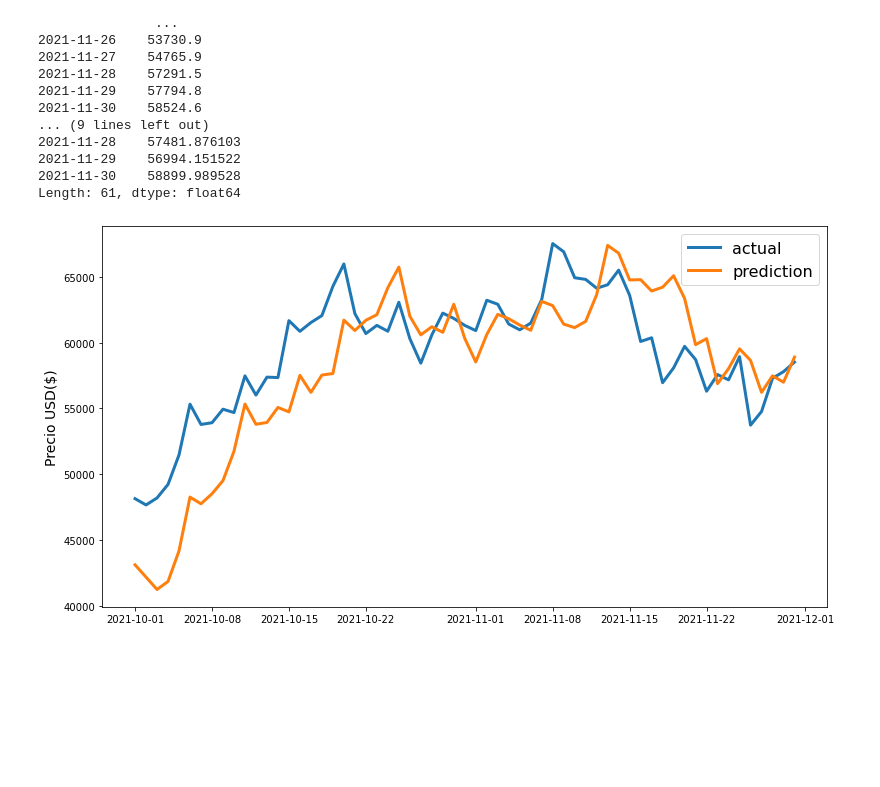
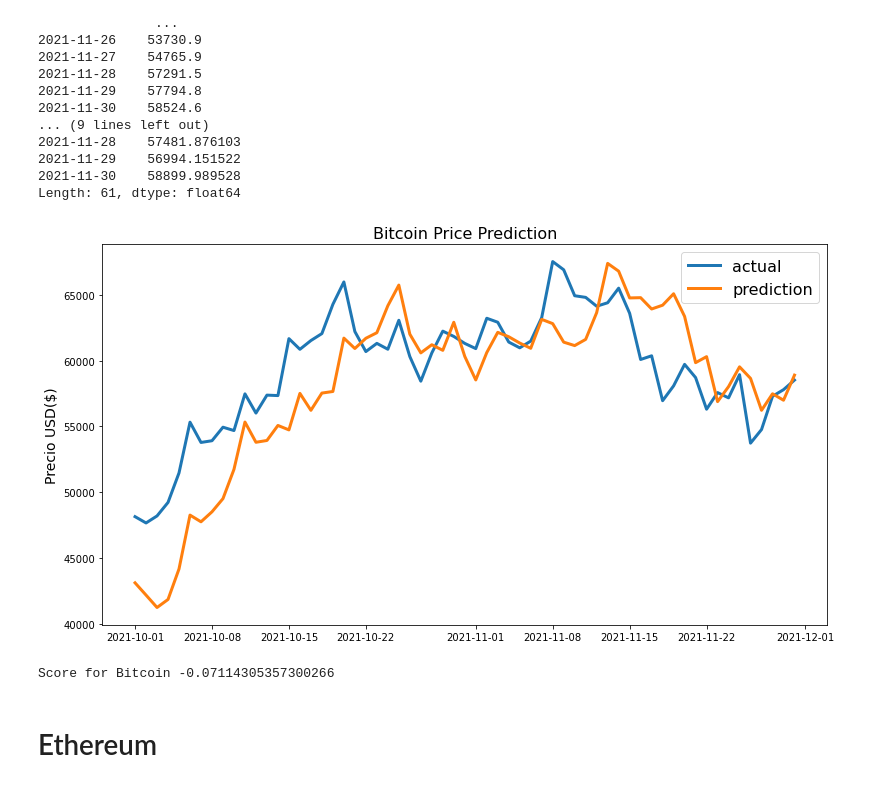
Before and after one commit to cato20/cryptocurrencies-ds, a Jupyter notebook: notebooks/Model_Price_Prediction.ipynb, the cells around one changed output. Cells and saved outputs as stored; diff of their text form; code cells hidden in the pictures; blank space fills up the shorter version.

Commit message:
Added the traning and testing for ethereum and dogecoin

```diff
--- a/notebooks/Model_Price_Prediction.ipynb
+++ b/notebooks/Model_Price_Prediction.ipynb
@@ -214,6 +214,13 @@ Date
 2021-11-30    58899.989528
 Length: 61, dtype: float64
 # %%
-line_plot(targets, clf_preds, 'actual', 'prediction', lw=3)
+line_plot(targets, clf_preds, 'actual', 'prediction', lw=3,title='Bitcoin Price Prediction')
 # %% [output]
-[figure, old version]
+[figure, new version]
+# %%
+score =clf.score(X_test_2D, y_test)
+print("Score for Bitcoin",score)
+# %% [output]
+Score for Bitcoin -0.07114305357300266
+# %% [markdown]
+# Ethereum
```
Also changed, not shown: parts of 17 cells of this notebook, 1 other file.
